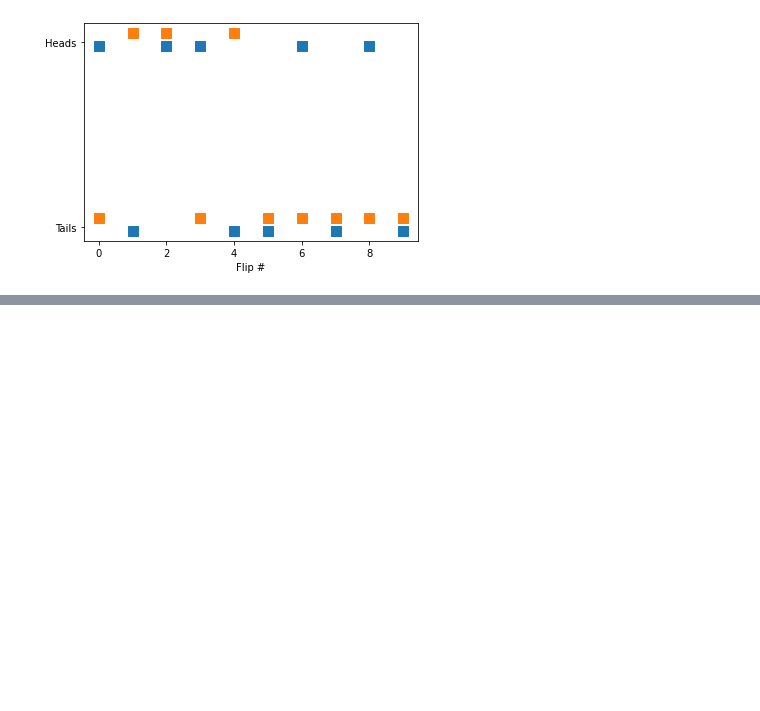
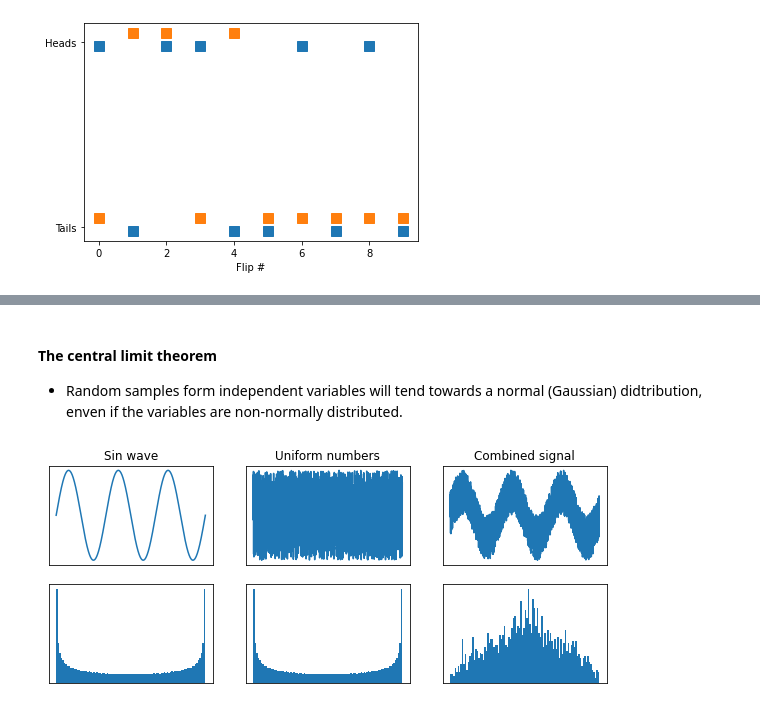
Before and after one commit to pawelztef/maths_pyt, a Jupyter notebook: probabilities_and_hitograms.ipynb, the cells around one changed output, grey strips where cells are left out. Cells and saved outputs as stored; diff of their text form; code cells hidden in the pictures; blank space fills up the shorter version.

```diff
--- a/probabilities_and_hitograms.ipynb
+++ b/probabilities_and_hitograms.ipynb
@@ -72,0 +110,35 @@ ValueError: incomplete format
+# %% [markdown]
+#### The central limit theorem
+
+* Random samples form independent variables will tend towards a normal (Gaussian) didtribution,
+enven if the variables are non-normally distributed.
+# %%
+n = 2000
+
+sig1 = np.sin(np.linspace(0, 6*np.pi, n))
+sig2 = np.random.rand(n)*2-1
+
+combi = sig1 + sig2
+
+# plot the individual signals and their distribution
+fig, ax = plt.subplots(2, 3, figsize=(10,4))
+
+ax[0,0].plot(sig1)
+ax[0,0].set_title('Sin wave')
+ax[1,0].hist(sig1, 100)
+
+ax[0,1].plot(sig2)
+ax[0,1].set_title('Uniform numbers')
+ax[1,1].hist(sig1, 100)
+
+ax[0,2].plot(combi)
+ax[0,2].set_title('Combined signal')
+ax[1,2].hist(combi, 100)
+
+for i in np.matrix.flatten(ax):
+    i.set_xticks([])
+    i.set_yticks([])
+
+plt.show()
+# %% [output]
+[figure, added]
```
Also changed, not shown: parts of 7 cells of this notebook.
